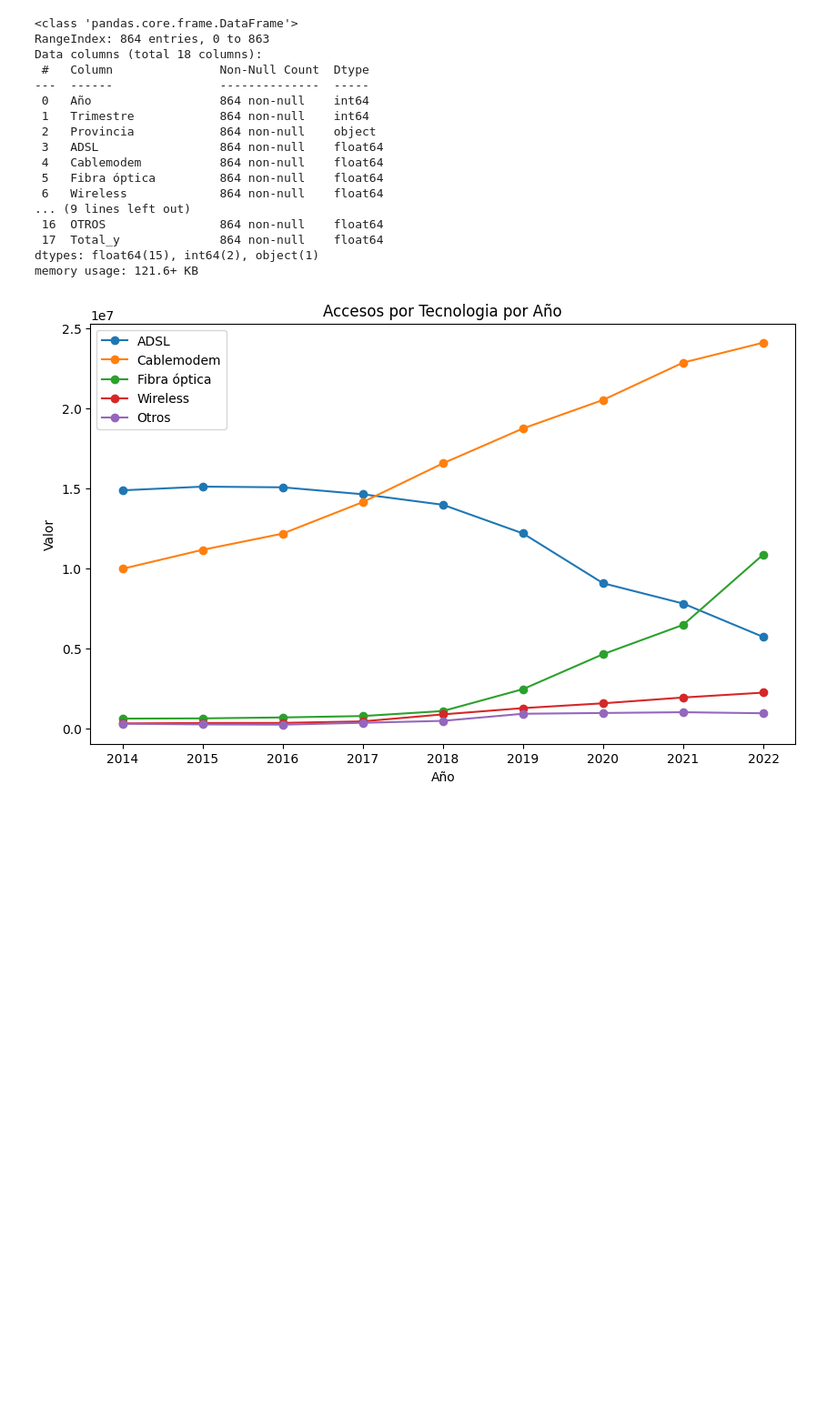
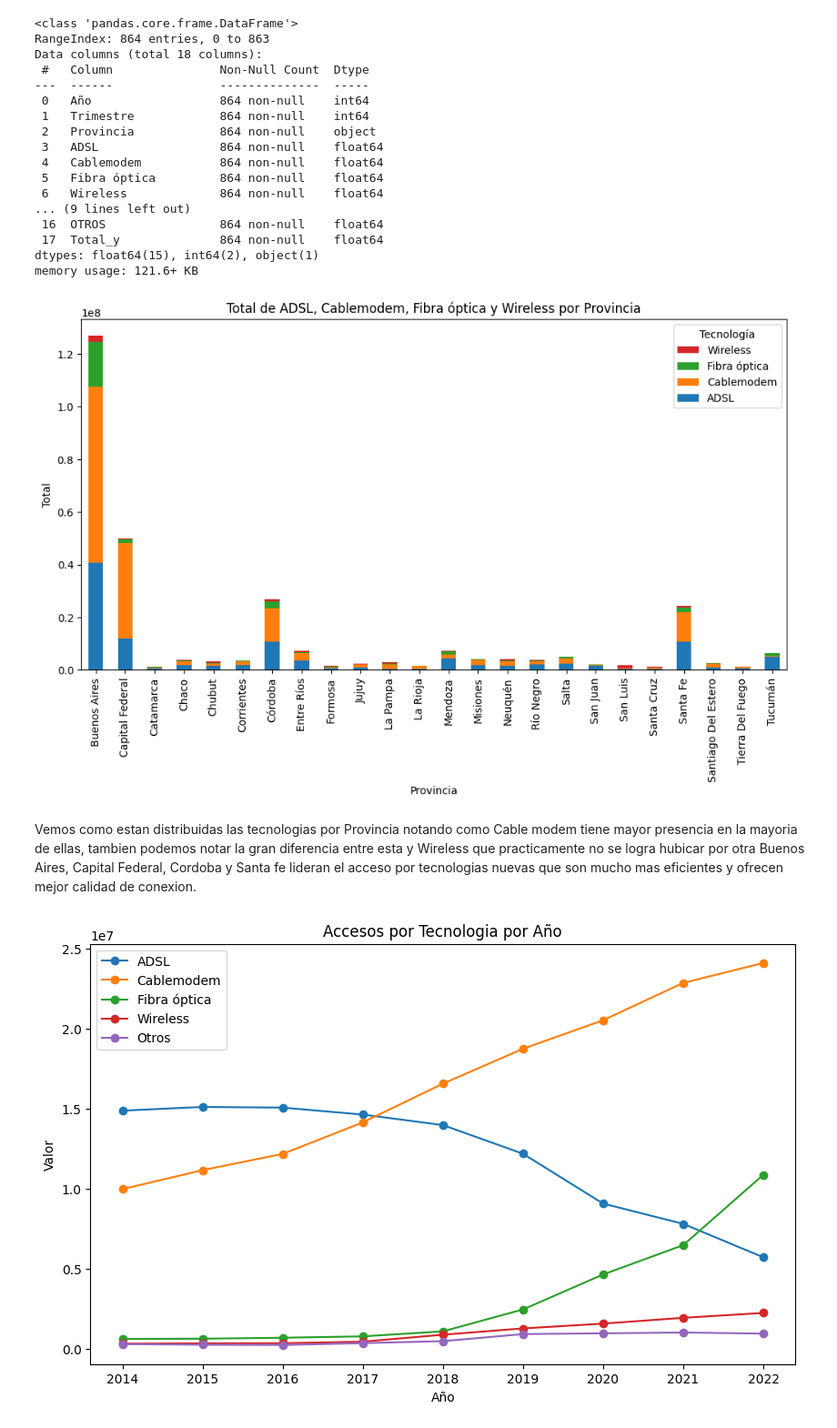
Before and after one commit to rafaelalvarez702/Telecomunicaciones, a Jupyter notebook: EDA.ipynb, the cells around one changed output. Shown at 91% size. Drawn from its saved outputs; the diff is of its cells as text; code cells hidden in the pictures; blank space fills up the shorter version.

```diff
--- a/EDA.ipynb
+++ b/EDA.ipynb
@@ -141,6 +150,26 @@ Data columns (total 18 columns):
  17  Total_y              864 non-null    float64
 dtypes: float64(15), int64(2), object(1)
 memory usage: 121.6+ KB
+# %%
+# Agrupamos por provincia y se suman las columnas de interés
+df_provincia_total = df_int_acve_pro.groupby('Provincia')[['ADSL', 'Cablemodem', 'Fibra óptica', 'Wireless']].sum()
+
+# Creamos un gráfico de barras
+ax = df_provincia_total.plot(kind='bar', stacked=True, figsize=(12, 6))
+
+# Añade etiquetas y título al gráfico
+plt.xlabel('Provincia')
+plt.ylabel('Total')
+plt.title('Total de ADSL, Cablemodem, Fibra óptica y Wireless por Provincia')
+
+handles, labels = ax.get_legend_handles_labels()
+ax.legend(handles[::-1], labels[::-1], title="Tecnología", loc='upper right')
+
+plt.show()
+# %% [output]
+[figure, added]
+# %% [markdown]
+Vemos como estan distribuidas las tecnologias por Provincia notando como Cable modem tiene mayor presencia en la mayoria de ellas, tambien podemos notar la gran diferencia entre esta y Wireless que practicamente no se logra hubicar por otra Buenos Aires, Capital Federal, Cordoba y Santa fe lideran el acceso por tecnologias nuevas que son mucho mas eficientes y ofrecen mejor calidad de conexion.
 # %%
 # Aggrupamos los datos en función de la columna 'Año' y obtener los valores totales de cada una de las tecnologías
 # especificadas  ('ADSL', 'Cablemodem', 'Fibra óptica', 'Wireless', 'Otros') en cada año. .
```
Also changed, not shown: parts of 15 cells of this notebook, 17 other files.
